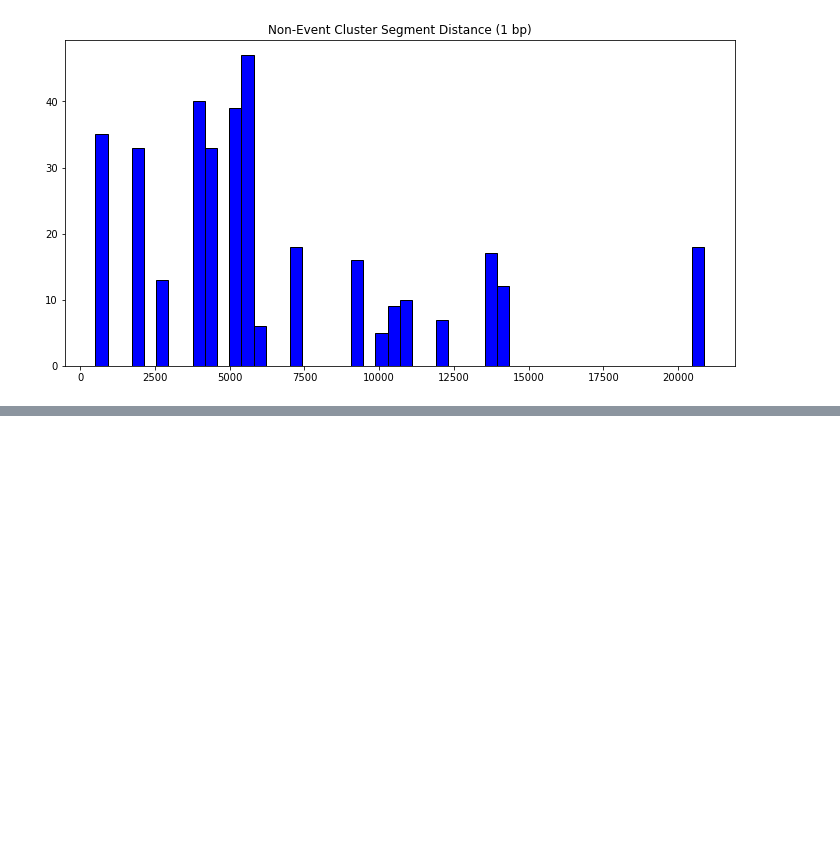
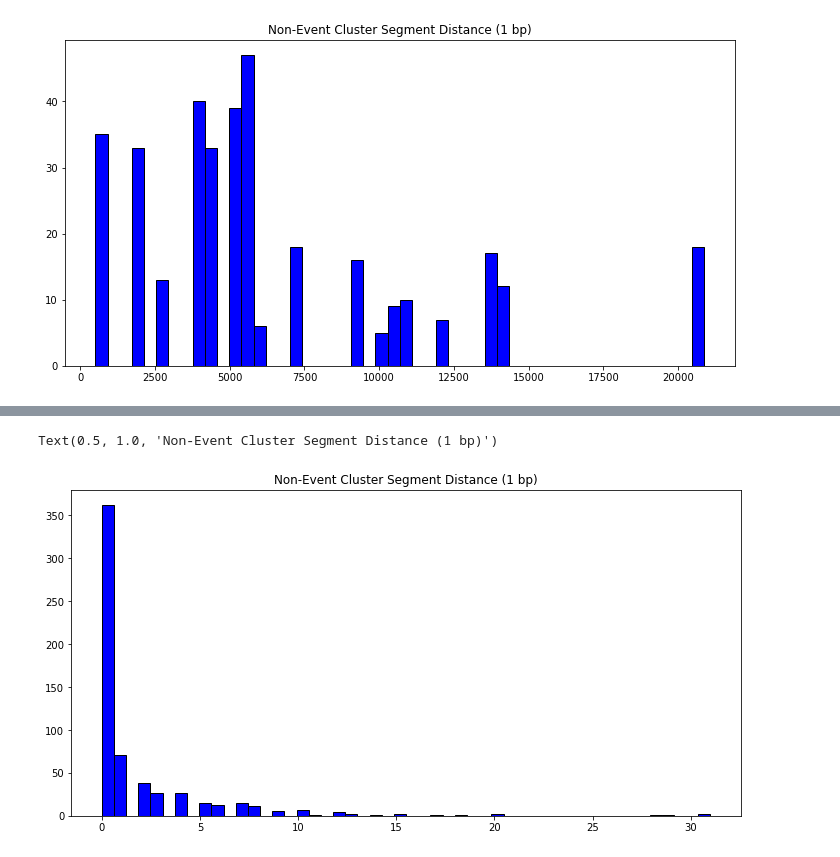
Before and after one commit to Zhaoyang-Jia/KarComparator, a Jupyter notebook: new_data_files/extract_statistics.ipynb, the cells around one changed output, grey strips where cells are left out. Drawn from its saved outputs; the diff is of its cells as text; code cells hidden in the pictures; blank space fills up the shorter version.

Commit message:
missing transition edge statistics done

```diff
--- a/new_data_files/extract_statistics.ipynb
+++ b/new_data_files/extract_statistics.ipynb
@@ -254,0 +284,9 @@ plt.savefig('figures/nonevent_cluster_distance2.png')
+# %%
+# filter1 = (df['is_event_cluster'] == False) & (df['segment_distance'] < 0.5 * 1e6)
+plt.figure(figsize=(12, 6))
+plt.hist(df['karsim_missed_transition'], bins=50, color='blue', edgecolor='black')
+plt.title('Non-Event Cluster Segment Distance (1 bp)')
+# plt.savefig('figures/nonevent_cluster_distance2.png')
+# %% [output]
+Text(0.5, 1.0, 'Non-Event Cluster Segment Distance (1 bp)')
+[figure, added]
```
Also changed, not shown: parts of 4 cells of this notebook, 27 other files.
